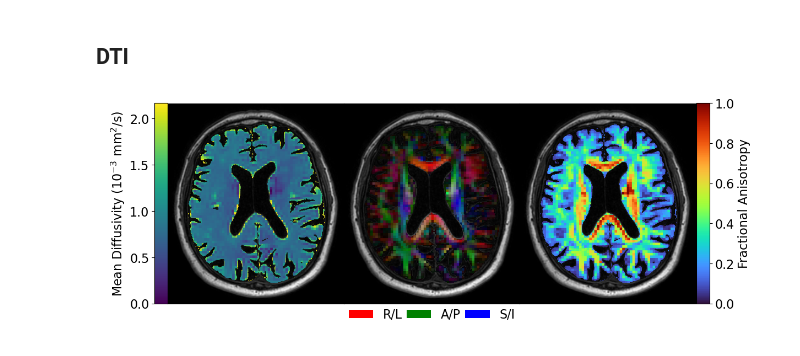
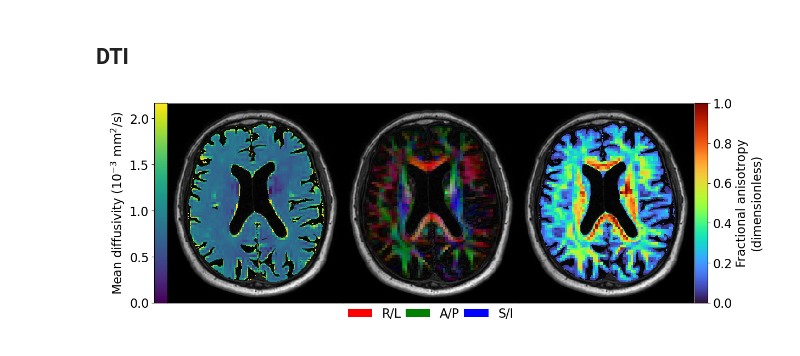
Before and after one commit to jorgenriseth/gonzo, a Jupyter notebook: docs/mri-visualization.ipynb, the cells around one changed output. Drawn from its saved outputs; the diff is of its cells as text; code cells hidden in the pictures.

```diff
--- a/docs/mri-visualization.ipynb
+++ b/docs/mri-visualization.ipynb
@@ -17,6 +17,7 @@ import simple_mri as sm
 from gmri2fem.visualization import *
 
 mpl.rcParams.update({'font.size': 16})
+mpl.rcParams.update({'savefig.dpi': 300})
 Path("../figures").mkdir(exist_ok=True)
 
 mri_dataset = Path("../mri_dataset/")
@@ -85,7 +86,7 @@ vmin = 0
 vmax = np.quantile(np.array(images)[:, images[0] > 0], 0.99)
 cmap = mpl.cm.gray
 for idx, (im, ax) in enumerate(zip(images, axes["body"])):
-    ax.imshow(im, cmap=cmap, vmin=vmin, vmax=vmax)
+    ax.imshow(im, cmap=cmap, vmin=vmin, vmax=vmax, interpolation="nearest")
     ax.set_xticks([])
     ax.set_yticks([])
 
@@ -96,7 +97,7 @@ for ti, ax in zip(t_data[7:], axes["col_bottom"]):
     ax.text(0.5, 0.5, f"$t={int(ti * 1000)}$ms", horizontalalignment='center',
          verticalalignment='center', transform=ax.transAxes)
 
-plt.savefig(f"../figures/LL-original-{orientation}.pdf")
+plt.savefig(f"../figures/LL-original-{orientation}.pdf", dpi=300, bbox_inches="tight")
 plt.show()
 # %% [output]
 [figure]
@@ -167,12 +168,12 @@ vmax = [np.quantile(im[im > 0], cutoff) for im, cutoff in zip(images, (0.99, 0.9
 cmap = mpl.cm.gray
 sequence_labels = [r"$T_1$-weighted", r"$T_2$-weighted", "FLAIR"]
 for idx, (im, ax) in enumerate(zip(images, axes["body"])):
-    ax.imshow(im, cmap=cmap, vmin=vmin, vmax=vmax[idx])
+    ax.imshow(im, cmap=cmap, vmin=vmin, vmax=vmax[idx], interpolation="nearest")
     ax.set_xticks([])
     ax.set_yticks([])
     ax.set_title(sequence_labels[idx])
 orientation = slice_[0]
-plt.savefig(f"../figures/anatomical-{orientation}.pdf")
+plt.savefig(f"../figures/anatomical-{orientation}.pdf", dpi=300, bbox_inches="tight")
 plt.show()
 # %% [output]
 [figure]
@@ -207,18 +227,0 @@ grid_config = {
-# %%
-fig_width = 12
-fig, axes = build_image_grid([images], grid_config, False)
-axes["body"] = flatten(axes["body"])
-
-vmin = 0
-vmax = np.quantile(np.array(images)[:, images[0] > 0], 0.99)
-cmap = mpl.cm.gray
-for idx, (im, ax) in enumerate(zip(images, axes["body"])):
-    ax.imshow(im, cmap=cmap, vmin=vmin, vmax=vmax)
-    ax.set_xticks([])
-    ax.set_yticks([])
-    ax.set_title(timestamps[idx])
-
-
-orientation = slice_[0]
-plt.savefig(f"../figures/T1w-registered-{orientation}.pdf", bbox_inches="tight")
-plt.show()
@@ -583,8 +585,8 @@ ax = axes["body"][0]
 im = images[0]
 vmin = np.nanquantile(im, 0.01)
 vmax = np.nanquantile(im, 0.99) * 1000
-ax.imshow(im_ref, cmap="gray")
-ax.imshow(im * 1000, cmap=cmap, vmin=0, vmax=vmax)
+ax.imshow(im_ref, cmap="gray", interpolation="nearest")
+ax.imshow(im * 1000, cmap=cmap, vmin=0, vmax=vmax, interpolation="nearest")
 ax.set_xticks([])
 ax.set_yticks([])
 ax.set_facecolor("black")
@@ -608,13 +610,13 @@ cbar = plt.colorbar(
 )
 cbar.ax.yaxis.set_ticks_position('left')  # Move ticks to the left
 cbar.ax.yaxis.set_label_position('left')  # Move label to the left
-cax.set_ylabel("Mean Diffusivity ($10^{-3}$ mm$^2$/s)")
+cax.set_ylabel("Mean diffusivity ($10^{-3}$ mm$^2$/s)")
 
 ### Directional FA ###
 im = images[1]
 ax = axes["body"][1]
-ax.imshow(im_ref, cmap="gray")
-ax.imshow(im)
+ax.imshow(im_ref, cmap="gray", interpolation="nearest")
+ax.imshow(im, interpolation="nearest")
 ax.set_facecolor("black")
 
 legend_elements = [
@@ -636,35 +638,35 @@ ax.legend(
 ### FA ###
 ax = axes["body"][2]
 im = images[2]
 cmap = mpl.cm.turbo
 
-ax.imshow(im_ref, cmap="gray")
-ax.imshow(im, cmap=cmap, vmin=0, vmax=1)
+ax.imshow(im_ref, cmap="gray", interpolation="nearest")
+ax.imshow(im, cmap=cmap, vmin=0, vmax=1, interpolation="nearest")
 ax.set_xticks([])
 ax.set_yticks([])
 ax.set_facecolor("black")
 
 norm = mpl.colors.Normalize(vmin=0, vmax=1)
 cax_bbox = axes["row_right"][0].get_position()
 cax = fig.add_axes(
     [
         cax_bbox.x0,#+ 0.5 * cax_bbox.width,
         cax_bbox.y0, #+ 0.5 * cax_bbox.height,
         0.2*cax_bbox.width,
         cax_bbox.height,
     ],
     frameon=True
 )
 cbar = plt.colorbar(
     mpl.cm.ScalarMappable(norm=norm, cmap=cmap),
     cax=cax,
     orientation='vertical',
 )
 cbar.ax.yaxis.set_ticks_position('right')  # Move ticks to the left
 cbar.ax.yaxis.set_label_position('right')  # Move label to the left
-cax.set_ylabel("Fractional Anisotropy")
+cax.set_ylabel("Fractional anisotropy\n(dimensionless)")
 
-plt.savefig(f"../figures/DTI.pdf", bbox_inches="tight")
+plt.savefig(f"../figures/DTI.pdf", dpi=300, bbox_inches="tight")
 plt.show()
 # %% [output]
-[figure, old version]
+[figure, new version]
```
Also changed, not shown: parts of 5 cells of this notebook, 7 other files.
